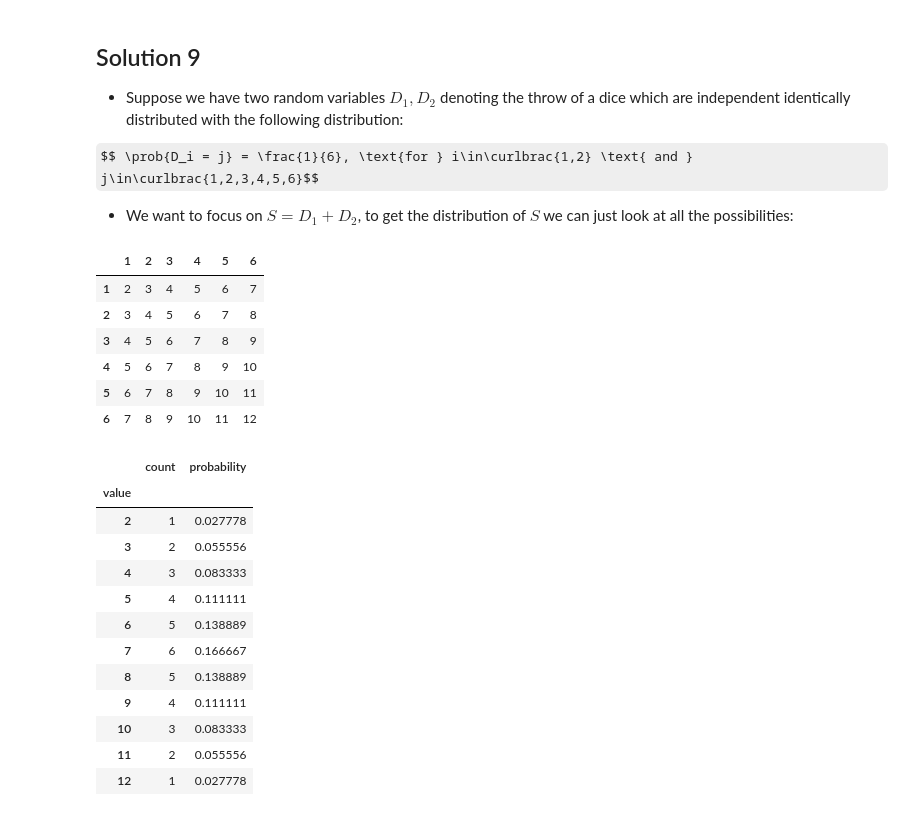
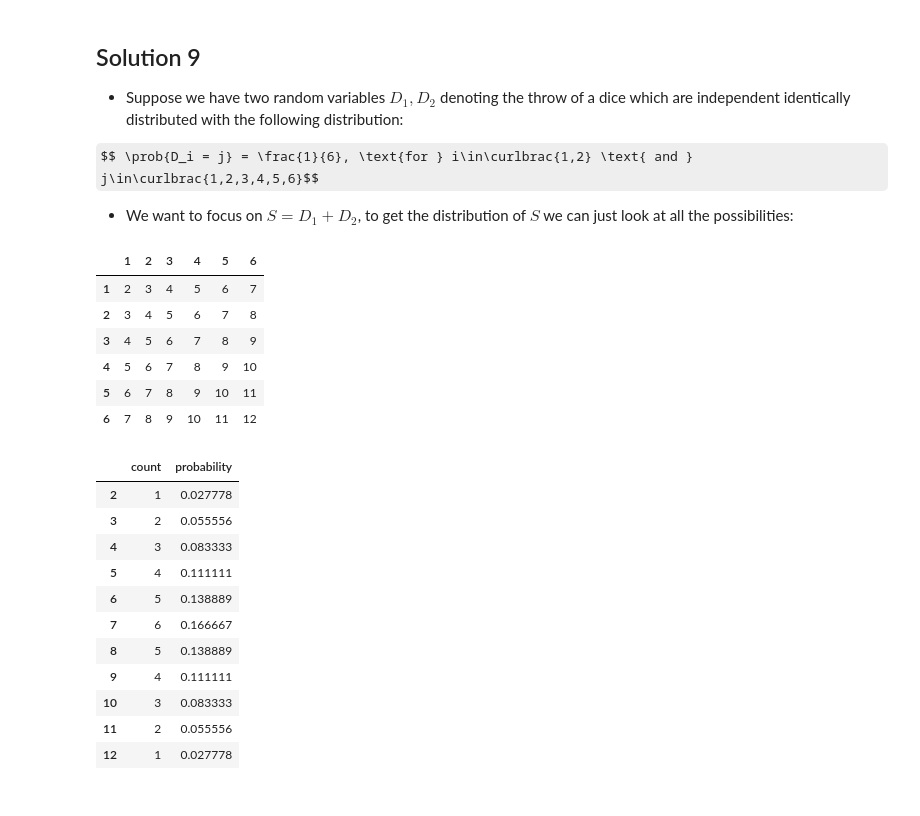
Before and after one commit to joy-rosie/maths, a Jupyter notebook: probability/probability_questions.ipynb, the cells around one changed output. Drawn from its saved outputs; the diff is of its cells as text; code cells hidden in the pictures; some formulas as TeX source.

```diff
--- a/probability/probability_questions.ipynb
+++ b/probability/probability_questions.ipynb
@@ -605,26 +607,26 @@ $$ \prob{D_i = j} = \frac{1}{6}, \text{for } i\in\curlbrac{1,2} \text{ and } j\i
 # %%
 start = 1
 end = 6
 df = pd.DataFrame({1: range(start + 1, end + 2)}, index=range(start, end + 1))
 
 for dice in range(start + 1, end + 1):
     df[dice] = df[dice-1] + 1
 
 display(df)
 
-df = df.stack().to_frame('value').assign(count=1).groupby('value').count()
-df['probability'] = df['count'] / df['count'].sum()
-display(df)
+count_df = df.stack().value_counts().sort_index().to_frame('count')
+count_df['probability'] = count_df['count'] / count_df['count'].sum()
+
+display(count_df)
 # %% [output]
 |  | 1 | 2 | 3 | 4 | 5 | 6 |
 | 1 | 2 | 3 | 4 | 5 | 6 | 7 |
 | 2 | 3 | 4 | 5 | 6 | 7 | 8 |
 | 3 | 4 | 5 | 6 | 7 | 8 | 9 |
 | 4 | 5 | 6 | 7 | 8 | 9 | 10 |
 | 5 | 6 | 7 | 8 | 9 | 10 | 11 |
 | 6 | 7 | 8 | 9 | 10 | 11 | 12 |
 |  | count | probability |
-| value |  |  |
 | 2 | 1 | 0.027778 |
 | 3 | 2 | 0.055556 |
 | 4 | 3 | 0.083333 |
```
Also changed, not shown: parts of 10 cells of this notebook.
